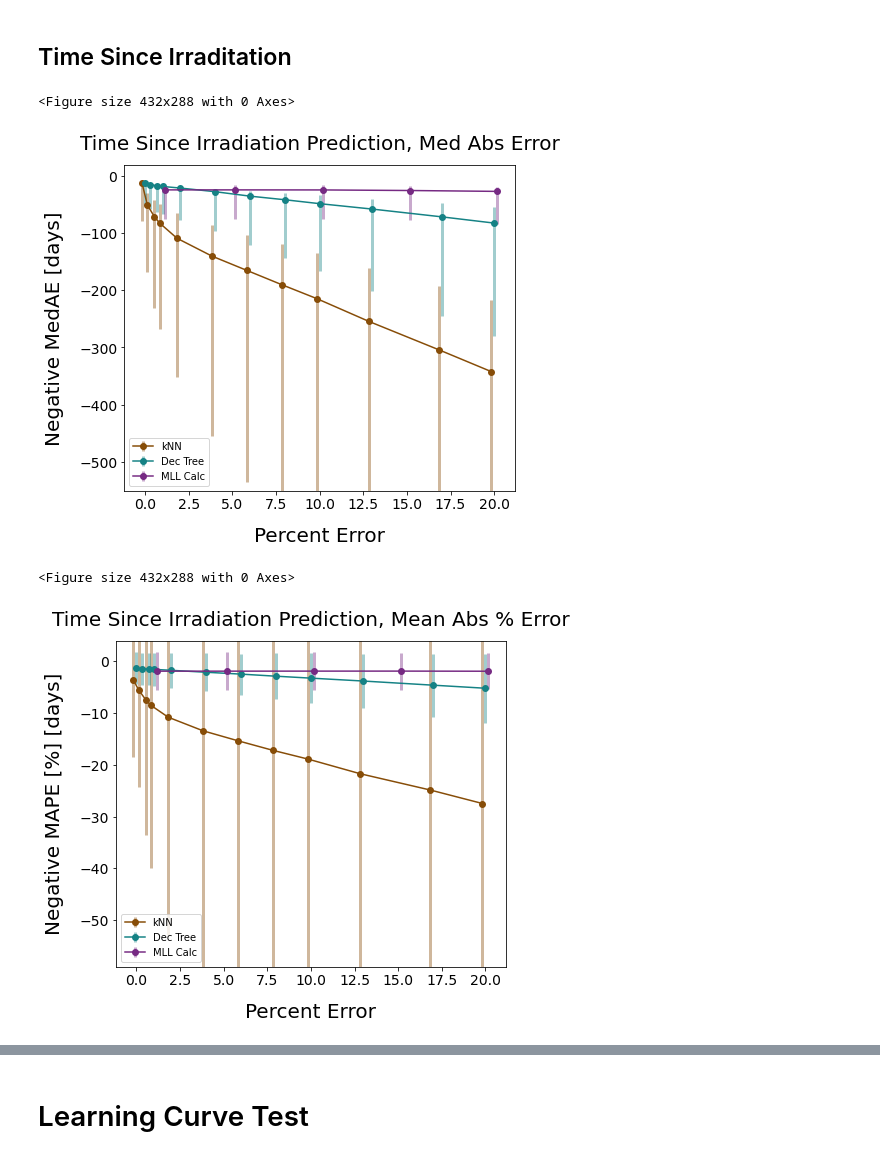
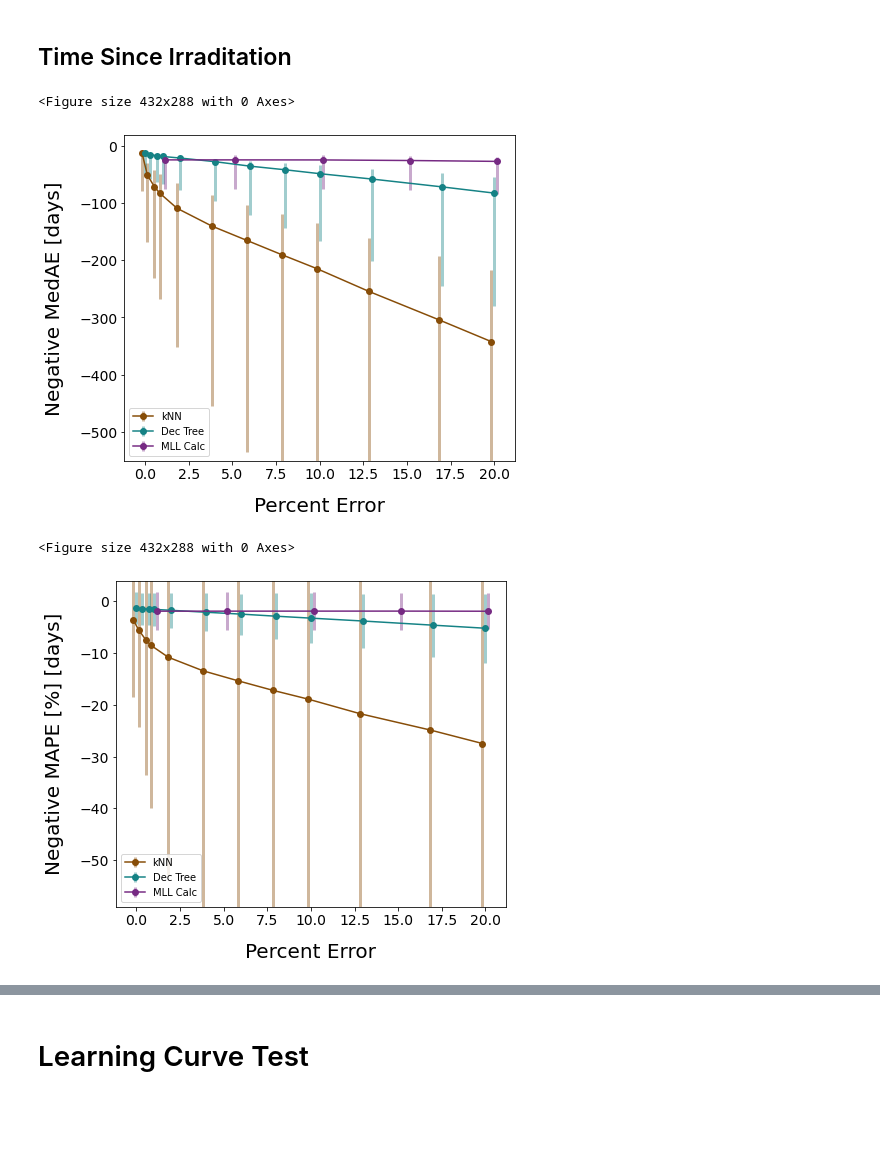
Before and after one commit to opotowsky/process_results, a Jupyter notebook: nuc_rand-err_mll_scikit_compare.ipynb, the cells around one changed output, grey strips where cells are left out. Cells and saved outputs as stored; diff of their text form; code cells hidden in the pictures; blank space fills up the shorter version.

```diff
--- a/nuc_rand-err_mll_scikit_compare.ipynb
+++ b/nuc_rand-err_mll_scikit_compare.ipynb
@@ -25,7 +25,7 @@ def plot_curves(title, pred, metric):
     plt.clf()
     fig = plt.figure(figsize=(7,6))
     ax = fig.add_subplot(111)
-    ax.set_title(title, fontsize=20, pad=15)
+    #ax.set_title(title, fontsize=20, pad=15)
 
     axlbls = {'MAE' : 'Negative MAE',
               'MedAE' : 'Negative MedAE',
@@ -155,19 +155,19 @@ fig.savefig(sv_fig, bbox_inches='tight', transparent=True)
 # %% [markdown]
 ## Time Since Irraditation
 # %%
-fig, ax, sv_fig = plot_curves('Time Since Irradiation Prediction, Med Abs Error', 'cooling', 'MedAE')
+fig, ax, sv_fig = plot_curves('Time Since Irradiation Prediction', 'cooling', 'MedAE')
 ax.set_ylim(-550, 19)
 plt.show()
 fig.savefig(sv_fig, bbox_inches='tight', transparent=True)
 # %% [output]
 <Figure size 432x288 with 0 Axes>
-[figure, old version]
+[figure, new version]
 # %%
-fig, ax, sv_fig = plot_curves('Time Since Irradiation Prediction, Mean Abs % Error', 'cooling', 'MAPE')
+fig, ax, sv_fig = plot_curves('Time Since Irradiation Prediction', 'cooling', 'MAPE')
 ax.set_ylim(-59, 4)
 plt.show()
 fig.savefig(sv_fig, bbox_inches='tight', transparent=True)
 # %% [output]
 <Figure size 432x288 with 0 Axes>
-[figure, old version]
+[figure, new version]
 # %%
```
Also changed, not shown: parts of 21 cells of this notebook, 1 other file.
